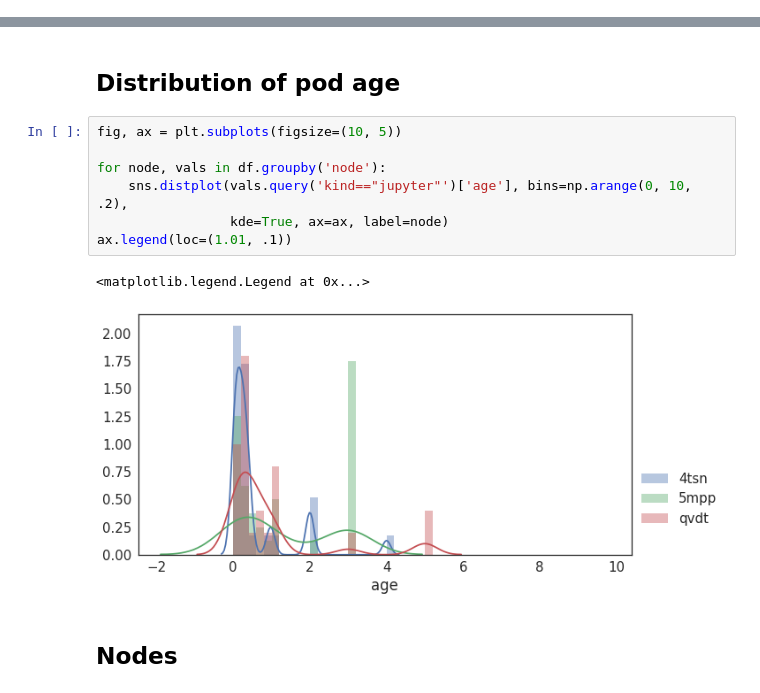
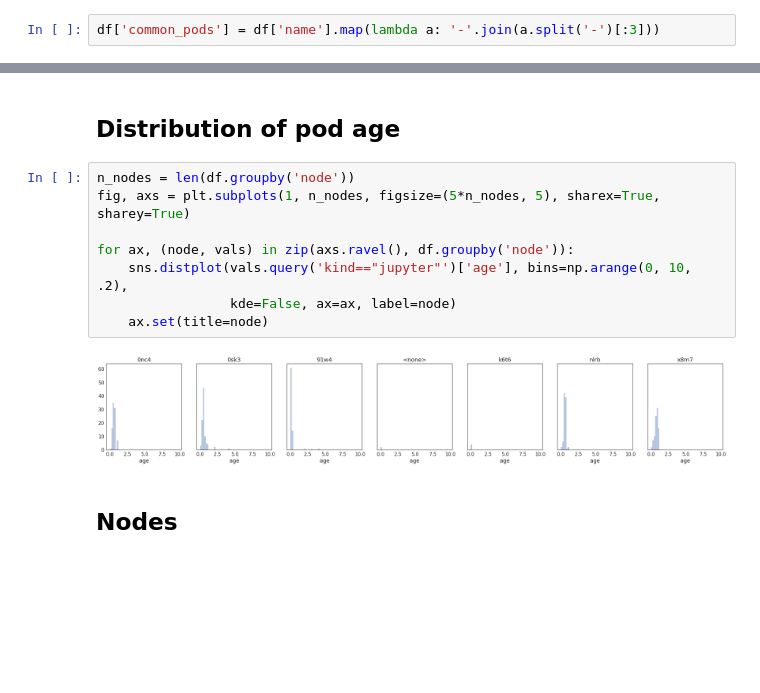
Before and after one commit to jupyterhub/mybinder-tools, a Jupyter notebook: metrics.ipynb, the cells around one changed output, grey strips where cells are left out. Drawn from its saved outputs; the diff is of its cells as text; blank space fills up the shorter version.

```diff
--- a/metrics.ipynb
+++ b/metrics.ipynb
@@ -129,0 +188,2 @@ df.sort_values('memory', ascending=False).head(20).plot.bar(x='name', y='memory'
+# %%
+df['common_pods'] = df['name'].map(lambda a: '-'.join(a.split('-')[:3]))
@@ -130,15 +196,15 @@ df.sort_values('memory', ascending=False).head(20).plot.bar(x='name', y='memory'
 # %% [markdown]
 ## Distribution of pod age
 # %%
-fig, ax = plt.subplots(figsize=(10, 5))
+n_nodes = len(df.groupby('node'))
+fig, axs = plt.subplots(1, n_nodes, figsize=(5*n_nodes, 5), sharex=True, sharey=True)
 
-for node, vals in df.groupby('node'):
+for ax, (node, vals) in zip(axs.ravel(), df.groupby('node')):
     sns.distplot(vals.query('kind=="jupyter"')['age'], bins=np.arange(0, 10, .2),
-                 kde=True, ax=ax, label=node)
-ax.legend(loc=(1.01, .1))
+                 kde=False, ax=ax, label=node)
+    ax.set(title=node)
 # %% [output]
-<matplotlib.legend.Legend at 0x...>
-[figure, old version]
+[figure, new version]
 # %% [markdown]
 ## Nodes
 # %%
```
Also changed, not shown: parts of 17 cells of this notebook, 2 other files.
